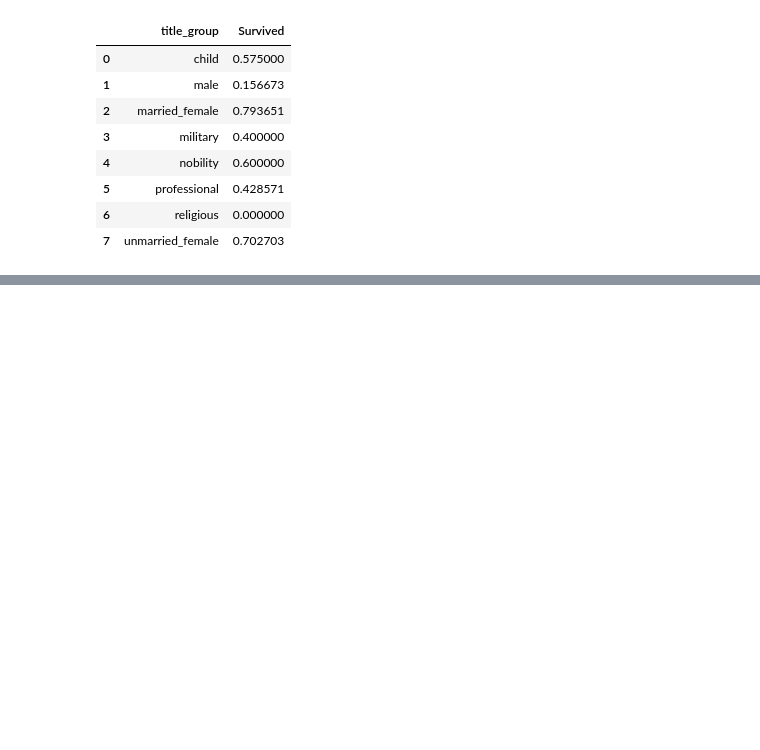
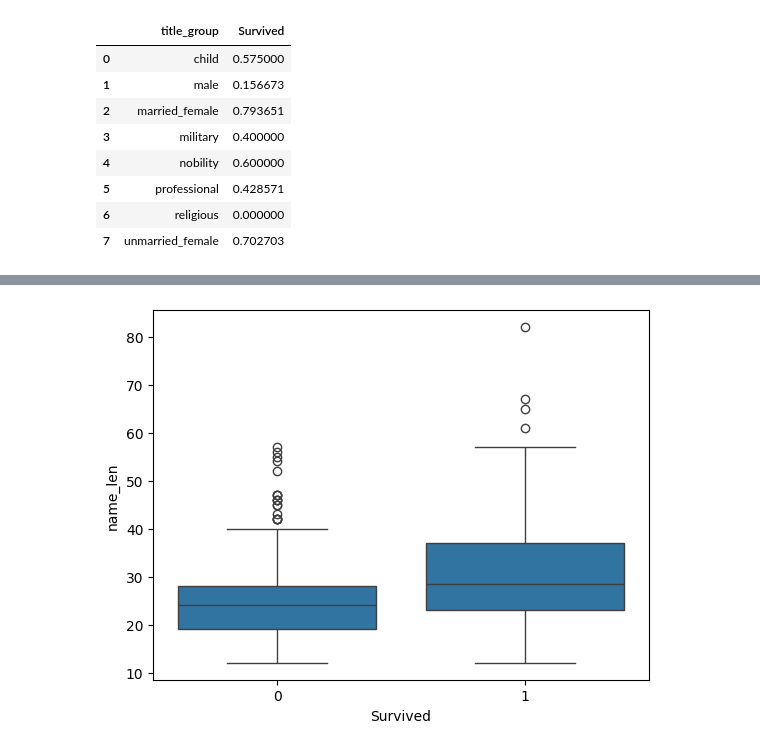
Before and after one commit to malkrola/Kaggle, a Jupyter notebook: kaggle/projects/titanic/read_data.ipynb, the cells around one changed output, grey strips where cells are left out. Cells and saved outputs as stored; diff of their text form; code cells hidden in the pictures; blank space fills up the shorter version.

```diff
--- a/kaggle/projects/titanic/read_data.ipynb
+++ b/kaggle/projects/titanic/read_data.ipynb
@@ -182,0 +214,5 @@ train.info()
+# %%
+sns.boxplot(data=train, x="Survived", y="name_len")
+plt.show()
+# %% [output]
+[figure, added]
```
Also changed, not shown: parts of 8 cells of this notebook.
